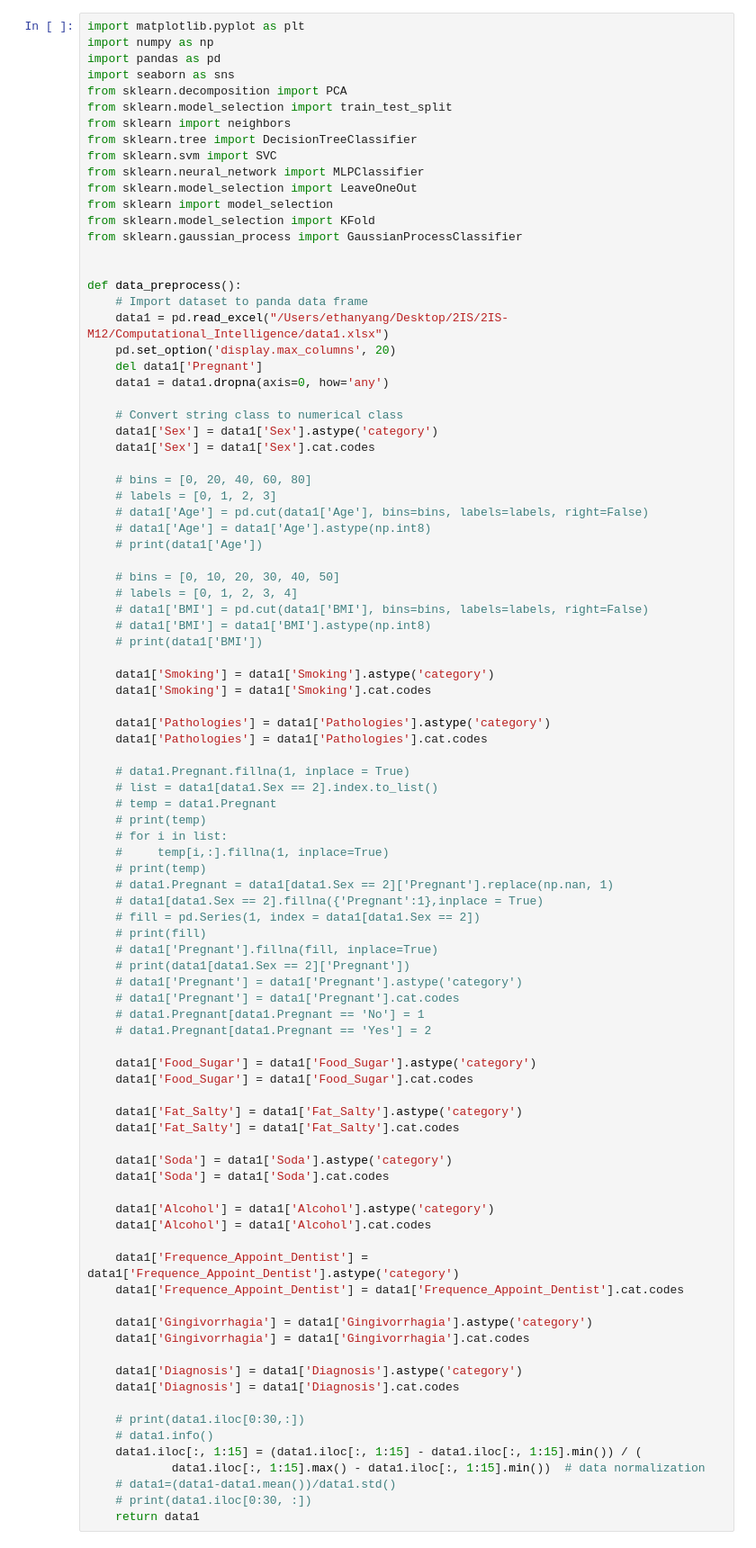
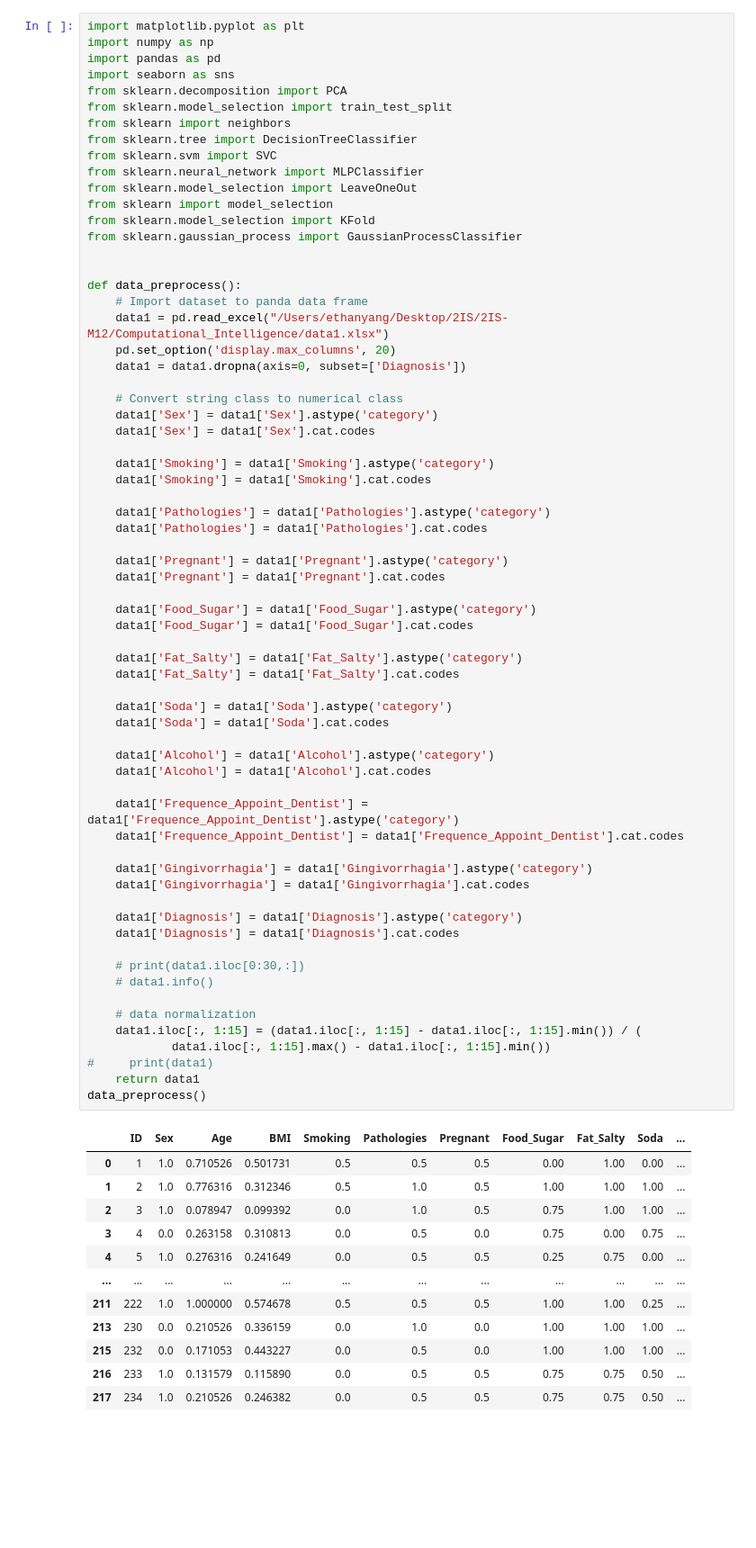
Before and after one commit to abbasumair-au/tooth-disease-prediction-CHU-data, a Jupyter notebook: Periodontitis_diagnise.ipynb, the cells around one changed output. Shown: that part at 90% size. Drawn from its saved outputs; the diff is of its cells as text; blank space fills up the shorter version.

```diff
--- a/Periodontitis_diagnise.ipynb
+++ b/Periodontitis_diagnise.ipynb
@@ -64,74 +65,61 @@ def data_preprocess():
     # Import dataset to panda data frame
     data1 = pd.read_excel("/Users/ethanyang/Desktop/2IS/2IS-M12/Computational_Intelligence/data1.xlsx")
     pd.set_option('display.max_columns', 20)
-    del data1['Pregnant']
-    data1 = data1.dropna(axis=0, how='any')
+    data1 = data1.dropna(axis=0, subset=['Diagnosis'])
 
     # Convert string class to numerical class
     data1['Sex'] = data1['Sex'].astype('category')
     data1['Sex'] = data1['Sex'].cat.codes
-
-    # bins = [0, 20, 40, 60, 80]
-    # labels = [0, 1, 2, 3]
-    # data1['Age'] = pd.cut(data1['Age'], bins=bins, labels=labels, right=False)
-    # data1['Age'] = data1['Age'].astype(np.int8)
-    # print(data1['Age'])
-
-    # bins = [0, 10, 20, 30, 40, 50]
-    # labels = [0, 1, 2, 3, 4]
-    # data1['BMI'] = pd.cut(data1['BMI'], bins=bins, labels=labels, right=False)
-    # data1['BMI'] = data1['BMI'].astype(np.int8)
-    # print(data1['BMI'])
 
     data1['Smoking'] = data1['Smoking'].astype('category')
     data1['Smoking'] = data1['Smoking'].cat.codes
 
     data1['Pathologies'] = data1['Pathologies'].astype('category')
     data1['Pathologies'] = data1['Pathologies'].cat.codes
 
-    # data1.Pregnant.fillna(1, inplace = True)
-    # list = data1[data1.Sex == 2].index.to_list()
-    # temp = data1.Pregnant
-    # print(temp)
-    # for i in list:
-    #     temp[i,:].fillna(1, inplace=True)
-    # print(temp)
-    # data1.Pregnant = data1[data1.Sex == 2]['Pregnant'].replace(np.nan, 1)
-    # data1[data1.Sex == 2].fillna({'Pregnant':1},inplace = True)
-    # fill = pd.Series(1, index = data1[data1.Sex == 2])
-    # print(fill)
-    # data1['Pregnant'].fillna(fill, inplace=True)
-    # print(data1[data1.Sex == 2]['Pregnant'])
-    # data1['Pregnant'] = data1['Pregnant'].astype('category')
-    # data1['Pregnant'] = data1['Pregnant'].cat.codes
-    # data1.Pregnant[data1.Pregnant == 'No'] = 1
-    # data1.Pregnant[data1.Pregnant == 'Yes'] = 2
+    data1['Pregnant'] = data1['Pregnant'].astype('category')
+    data1['Pregnant'] = data1['Pregnant'].cat.codes
 
     data1['Food_Sugar'] = data1['Food_Sugar'].astype('category')
     data1['Food_Sugar'] = data1['Food_Sugar'].cat.codes
 
     data1['Fat_Salty'] = data1['Fat_Salty'].astype('category')
     data1['Fat_Salty'] = data1['Fat_Salty'].cat.codes
 
     data1['Soda'] = data1['Soda'].astype('category')
     data1['Soda'] = data1['Soda'].cat.codes
 
     data1['Alcohol'] = data1['Alcohol'].astype('category')
     data1['Alcohol'] = data1['Alcohol'].cat.codes
 
     data1['Frequence_Appoint_Dentist'] = data1['Frequence_Appoint_Dentist'].astype('category')
     data1['Frequence_Appoint_Dentist'] = data1['Frequence_Appoint_Dentist'].cat.codes
 
     data1['Gingivorrhagia'] = data1['Gingivorrhagia'].astype('category')
     data1['Gingivorrhagia'] = data1['Gingivorrhagia'].cat.codes
 
     data1['Diagnosis'] = data1['Diagnosis'].astype('category')
     data1['Diagnosis'] = data1['Diagnosis'].cat.codes
 
     # print(data1.iloc[0:30,:])
     # data1.info()
+
+    # data normalization
     data1.iloc[:, 1:15] = (data1.iloc[:, 1:15] - data1.iloc[:, 1:15].min()) / (
-            data1.iloc[:, 1:15].max() - data1.iloc[:, 1:15].min())  # data normalization
-    # data1=(data1-data1.mean())/data1.std()
-    # print(data1.iloc[0:30, :])
+            data1.iloc[:, 1:15].max() - data1.iloc[:, 1:15].min())
+#     print(data1)
     return data1
+data_preprocess()
+# %% [output]
+|  | ID | Sex | Age | BMI | Smoking | Pathologies | Pregnant | Food_Sugar | Fat_Salty | Soda | ... |
+| 0 | 1 | 1.0 | 0.710526 | 0.501731 | 0.5 | 0.5 | 0.5 | 0.00 | 1.00 | 0.00 | ... |
+| 1 | 2 | 1.0 | 0.776316 | 0.312346 | 0.5 | 1.0 | 0.5 | 1.00 | 1.00 | 1.00 | ... |
+| 2 | 3 | 1.0 | 0.078947 | 0.099392 | 0.0 | 1.0 | 0.5 | 0.75 | 1.00 | 1.00 | ... |
+| 3 | 4 | 0.0 | 0.263158 | 0.310813 | 0.0 | 0.5 | 0.0 | 0.75 | 0.00 | 0.75 | ... |
+| 4 | 5 | 1.0 | 0.276316 | 0.241649 | 0.0 | 0.5 | 0.5 | 0.25 | 0.75 | 0.00 | ... |
+| ... | ... | ... | ... | ... | ... | ... | ... | ... | ... | ... | ... |
+| 211 | 222 | 1.0 | 1.000000 | 0.574678 | 0.5 | 0.5 | 0.5 | 1.00 | 1.00 | 0.25 | ... |
+| 213 | 230 | 0.0 | 0.210526 | 0.336159 | 0.0 | 1.0 | 0.0 | 1.00 | 1.00 | 1.00 | ... |
+| 215 | 232 | 0.0 | 0.171053 | 0.443227 | 0.0 | 0.5 | 0.0 | 1.00 | 1.00 | 1.00 | ... |
+| 216 | 233 | 1.0 | 0.131579 | 0.115890 | 0.0 | 0.5 | 0.5 | 0.75 | 0.75 | 0.50 | ... |
+| 217 | 234 | 1.0 | 0.210526 | 0.246382 | 0.0 | 0.5 | 0.5 | 0.75 | 0.75 | 0.50 | ... |
```
Also changed, not shown: parts of 10 cells of this notebook.
